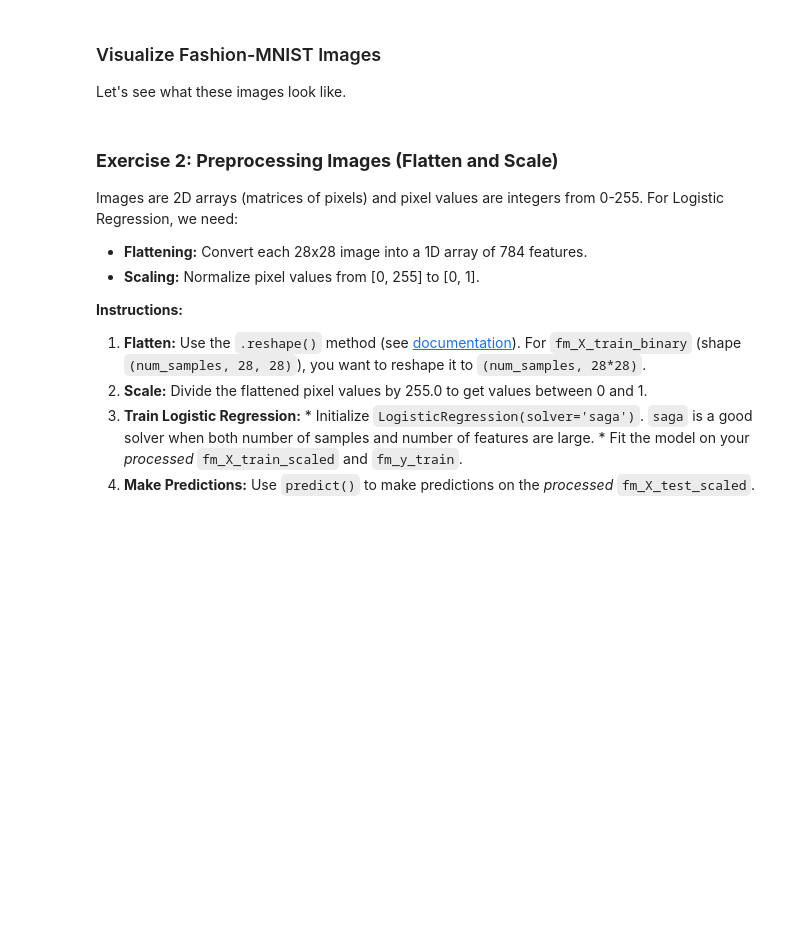
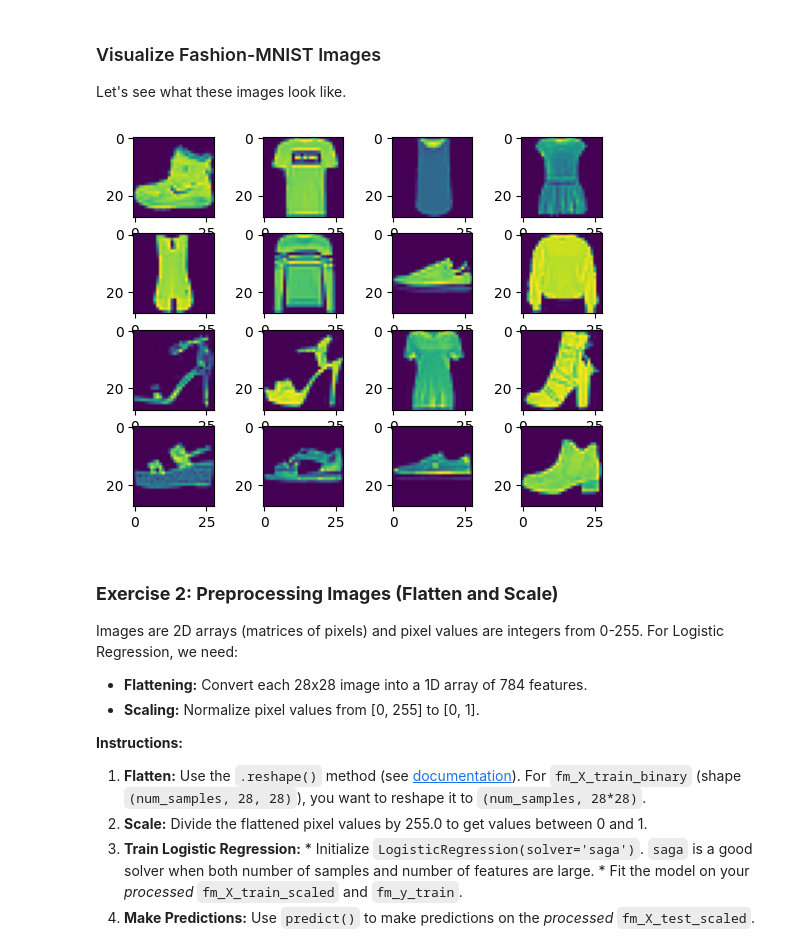
Before and after one commit to BhuBi347/Stat-229352, a Jupyter notebook: Lab02_Data_Preprocessing.ipynb, the cells around one changed output. Cells and saved outputs as stored; diff of their text form; code cells hidden in the pictures; blank space fills up the shorter version.

```diff
--- a/Lab02_Data_Preprocessing.ipynb
+++ b/Lab02_Data_Preprocessing.ipynb
@@ -345,12 +376,17 @@ Let's see what these images look like.
 # %%
 # Define class names (for better understanding)
 fashion_mnist_class_names = [
     'T-shirt/top', 'Trouser', 'Pullover', 'Dress', 'Coat',
     'Sandal', 'Shirt', 'Sneaker', 'Bag', 'Ankle boot'
 ]
 
 # Visualize the images
 ## Write your code here
+fig, axs = plt.subplots(4, 4)
+for i, ax in enumerate(axs.flatten()):
+    ax.imshow(fm_X_train[i])
+# %% [output]
+[figure, added]
 # %% [markdown]
 ### **Exercise 2: Preprocessing Images (Flatten and Scale)**
 
```
Also changed, not shown: parts of 5 cells of this notebook.
